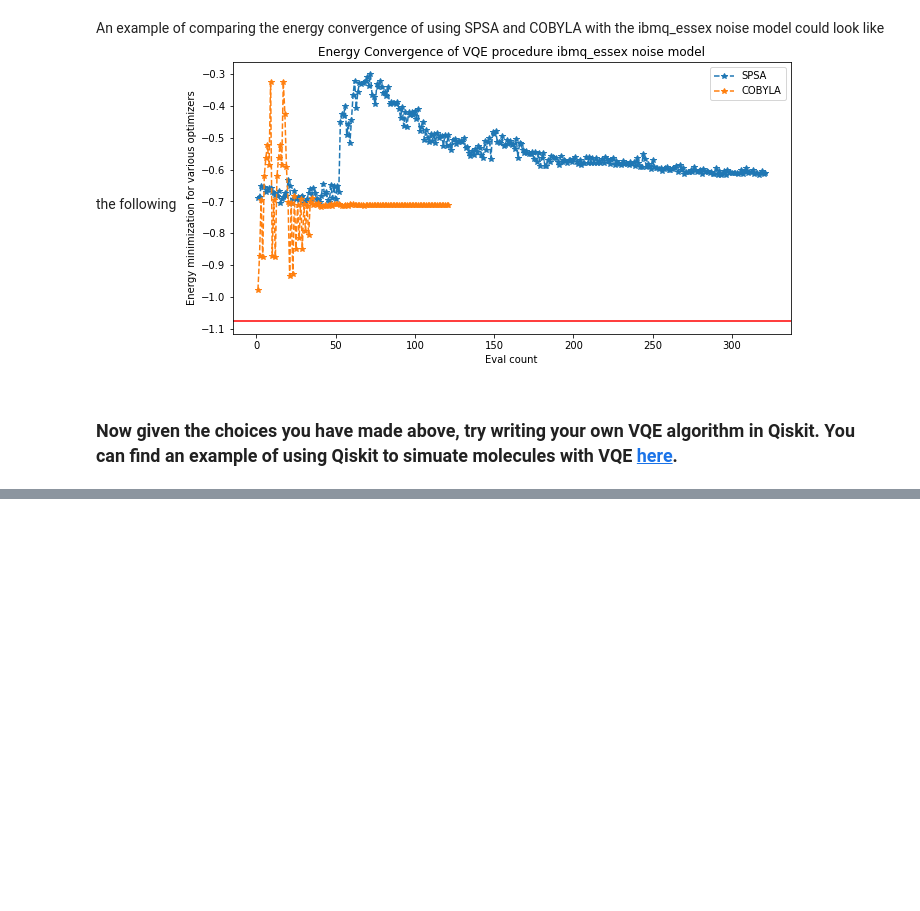
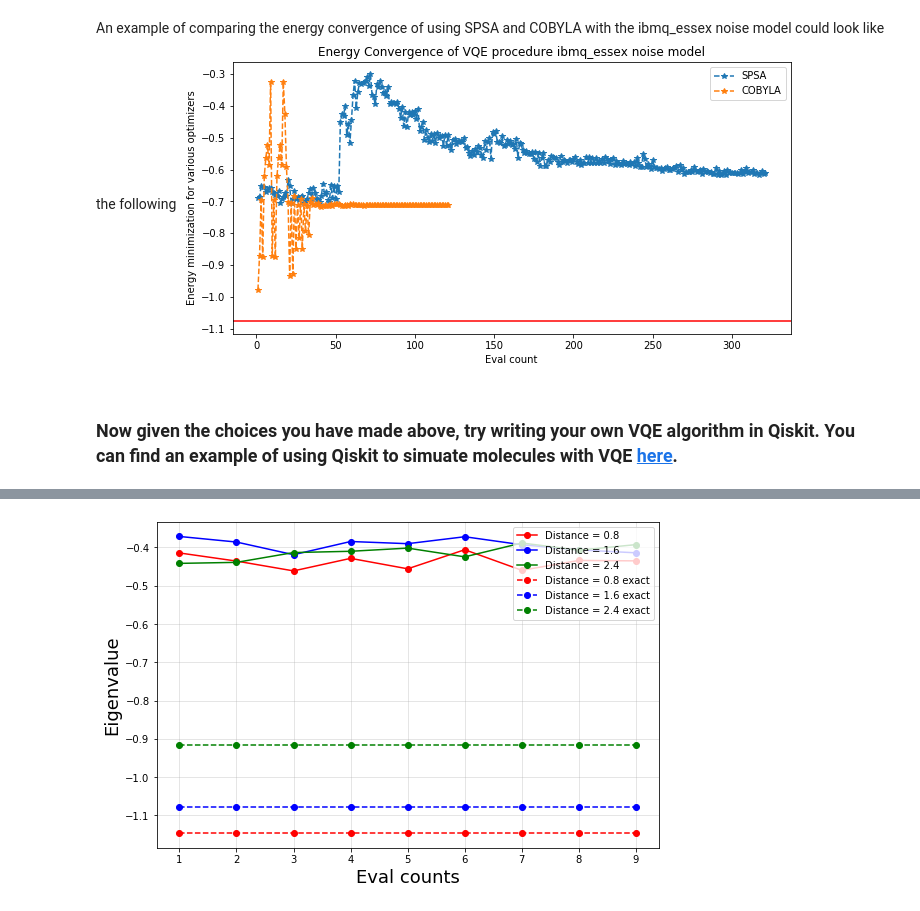
Before and after one commit to Chriscrosser3310/QGSS-Final-Project, a Jupyter notebook: Qiskit Summer School Final Project VQE.ipynb, the cells around one changed output, grey strips where cells are left out. Saved outputs shown, nothing was run; the diff lists cells and outputs as text; code cells hidden in the pictures; blank space fills up the shorter version.

```diff
--- a/Qiskit Summer School Final Project VQE.ipynb
+++ b/Qiskit Summer School Final Project VQE.ipynb
@@ -565,0 +518,24 @@ generate_plot(counts, values, 'Eval counts', 'Eigenvalue')
+# %%
+backend = Aer.get_backend('qasm_simulator')
+
+l1 = ['Distance = 0.8']
+l2 = ['Distance = 1.6']
+l3 = ['Distance = 2.4']
+
+_,_,_,counts,values,_,_=run_experiment(0.8, 'SLSQP', 'parity', 'HartreeFock', 'UCCSD', backend, noise_model, coupling_map, 1000, 100)
+l1.append(counts)
+l1.append(values)
+l1.append('-')
+l1.append('red')
+
+_,_,_,counts,values,_,_=run_experiment(1.6, 'SLSQP', 'parity', 'HartreeFock', 'UCCSD', backend, noise_model, coupling_map, 1000, 100)
+l2.append(counts)
+l2.append(values)
+l2.append('-')
+l2.append('blue')
+
+_,_,_,counts,values,_,_=run_experiment(2.4, 'SLSQP', 'parity', 'HartreeFock', 'UCCSD', backend, noise_model, coupling_map, 1000, 100)
+l3.append(counts)
+l3.append(values)
+l3.append('-')
+l3.append('green')
@@ -566,3 +561,11 @@ generate_plot(counts, values, 'Eval counts', 'Eigenvalue')
+# %%
+l4 = ['Distance = 0.8 exact', counts, [-1.146159486057081 for _ in range(len(counts))], '--', 'red']
+l5 = ['Distance = 1.6 exact', counts, [-1.0770597457346913 for _ in range(len(counts))], '--', 'blue']
+l6 = ['Distance = 2.4 exact', counts, [-0.9152635250120885 for _ in range(len(counts))], '--', 'green']
+
+generate_mc_plot([l1, l2, l3, l4, l5, l6], 'Eval counts', 'Eigenvalue')
+# %% [output]
+[figure, added]
 # %%
 import qiskit.tools.jupyter
 %qiskit_version_table
```
Also changed, not shown: parts of 9 cells of this notebook.
